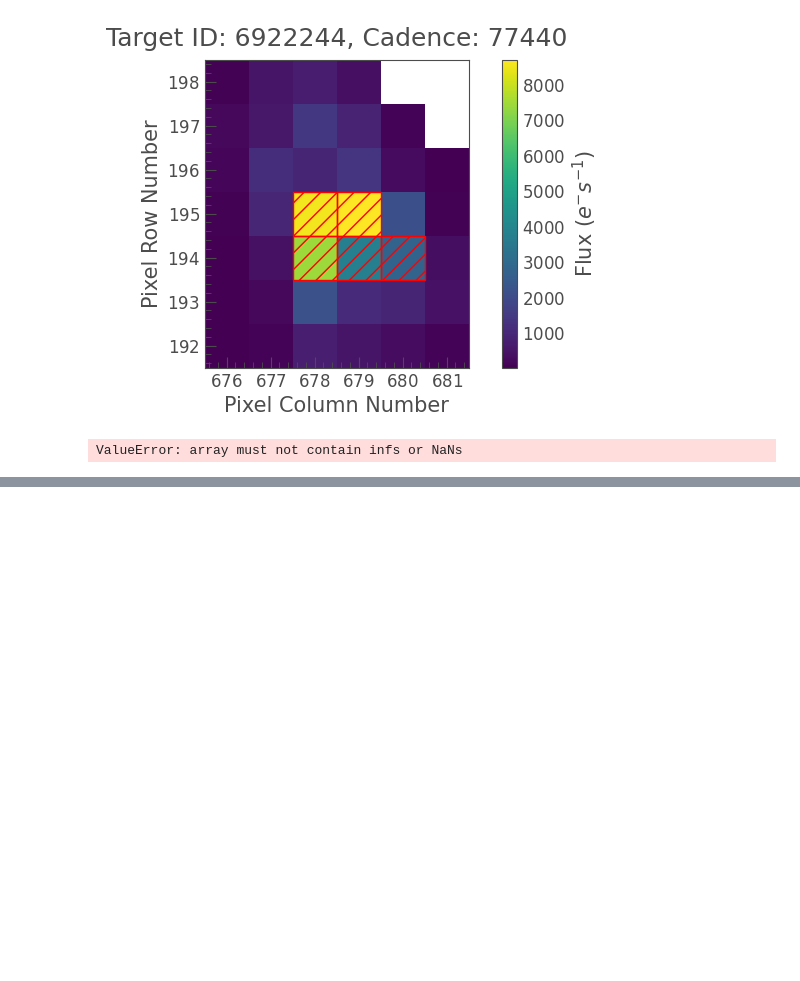
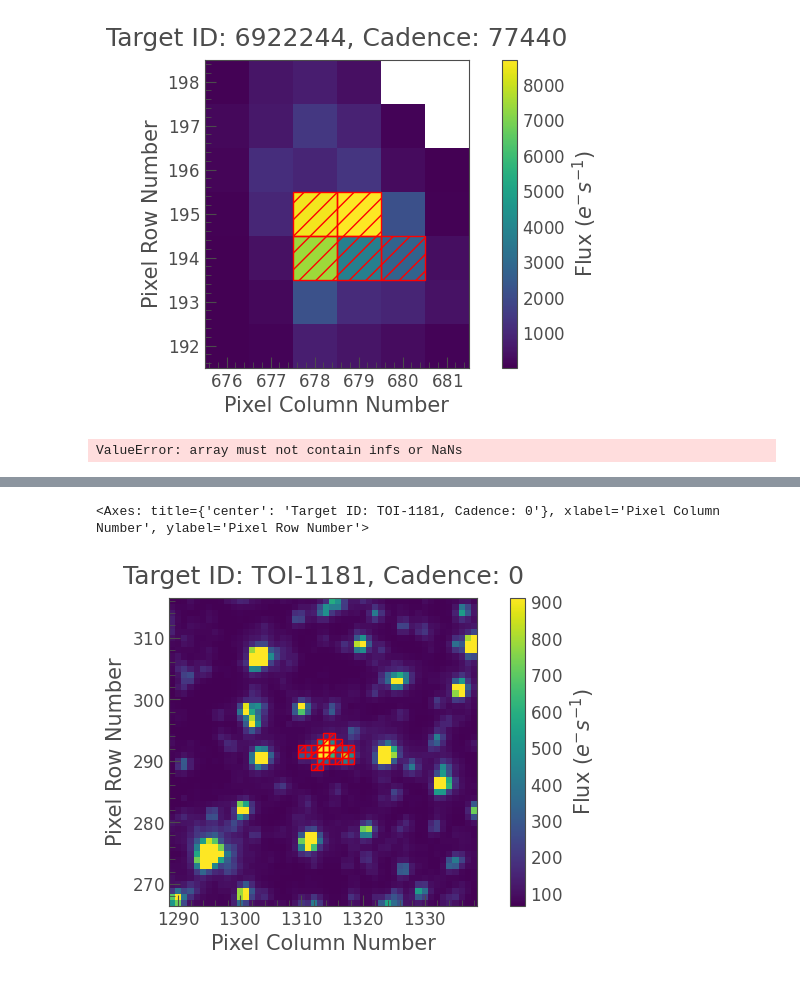
Before and after one commit to JCatton/KJRJMCMCMC, a Jupyter notebook: TransitAnalysis/Test.ipynb, the cells around one changed output, grey strips where cells are left out. Saved outputs shown, nothing was run; the diff lists cells and outputs as text; code cells hidden in the pictures; blank space fills up the shorter version.

```diff
--- a/TransitAnalysis/Test.ipynb
+++ b/TransitAnalysis/Test.ipynb
@@ -831,0 +880,6 @@ corrected_ffi_lc.plot(ax=ax, label='Corrected light curve');
+# %%
+aper = tpf[0].create_threshold_mask()
+tpf[0].plot(aperture_mask=aper)
+# %% [output]
+<Axes: title={'center': 'Target ID: TOI-1181, Cadence: 0'}, xlabel='Pixel Column Number', ylabel='Pixel Row Number'>
+[figure, added]
```
Also changed, not shown: parts of 22 cells of this notebook.
